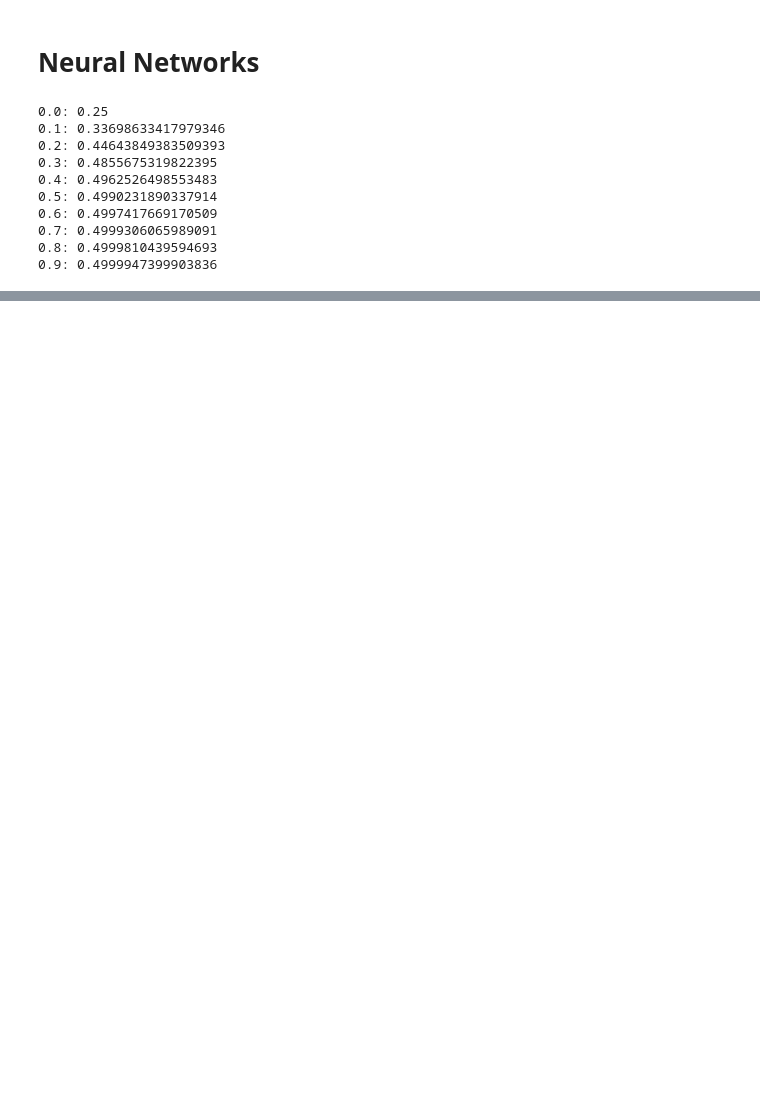
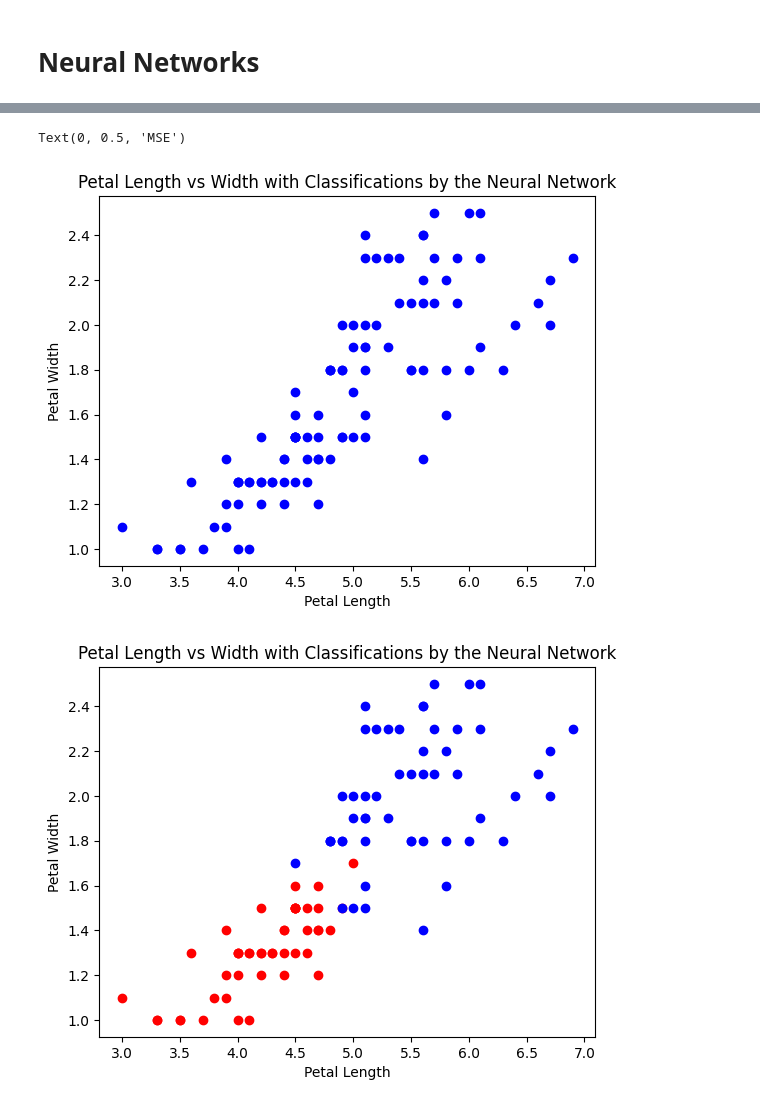
Before and after one commit to Jython1415/csds391-pa2, a Jupyter notebook: main.ipynb, the cells around one changed output, grey strips where cells are left out. Saved outputs shown, nothing was run; the diff lists cells and outputs as text; code cells hidden in the pictures; blank space fills up the shorter version.

Commit message:
added plots and code for 2b and 2e

```diff
--- a/main.ipynb
+++ b/main.ipynb
@@ -29,24 +29,22 @@ _ = kMeans.plotClusters()
 # Neural Networks
 # %%
 from src.NeuralNetwork import *
-# %%
-dataset = data.getData()
-dataset.switchToNeuralNetwork()
-for weight in range(10):
-    weights = np.zeros((4))
-    weights.fill(weight/10.0)
-    network = NeuralNetwork(inputSize=4, weights=weights, bias = 0)
-    print(f"{weight/10.0}: {Training.MSE(dataset.getPoints(), network, dataset.getLabels())}")
-    predictions = [network.predict(point) for point in dataset.getPoints()]
-    # print(f"{round(max(predictions),4)} - {round(min(predictions),4)} = {round(max(predictions) - min(predictions), 4)}")
-# %% [output]
-0.0: 0.25
-0.1: 0.33698633417979346
-0.2: 0.44643849383509393
-0.3: 0.4855675319822395
-0.4: 0.4962526498553483
-0.5: 0.4990231890337914
-0.6: 0.4997417669170509
-0.7: 0.4999306065989091
-0.8: 0.4999810439594693
-0.9: 0.4999947399903836
+# %%
+dataset = data.getData()
+dataset.switchToNeuralNetwork()
+
+network = NeuralNetwork(weights=np.asarray([-0.7, -0.5,  1.9,  1.5]))
+Training.plotClassification(dataset.getPoints(), network)
+records = Training.train(dataset.getPoints(), network, dataset.getLabels(), 1000)
+Training.plotClassification(dataset.getPoints(), network)
+
+network = NeuralNetwork(weights=np.asarray([-3.978, -3.467,  5.316, 5.326]))
+Training.plotClassification(dataset.getPoints(), network)
+
+iterations, errors = zip(*records)
+fig, ax = plt.subplots()
+ax.plot(iterations, errors)
+ax.set_title("MSE vs Iteration")
+ax.set_xlabel("Iteration")
+ax.set_ylabel("MSE")
+# %% [output]
@@ -52,0 +68,3 @@ for weight in range(10):
+Text(0, 0.5, 'MSE')
+[figure, added]
+[figure, added]
```
Also changed, not shown: parts of 5 cells of this notebook.
